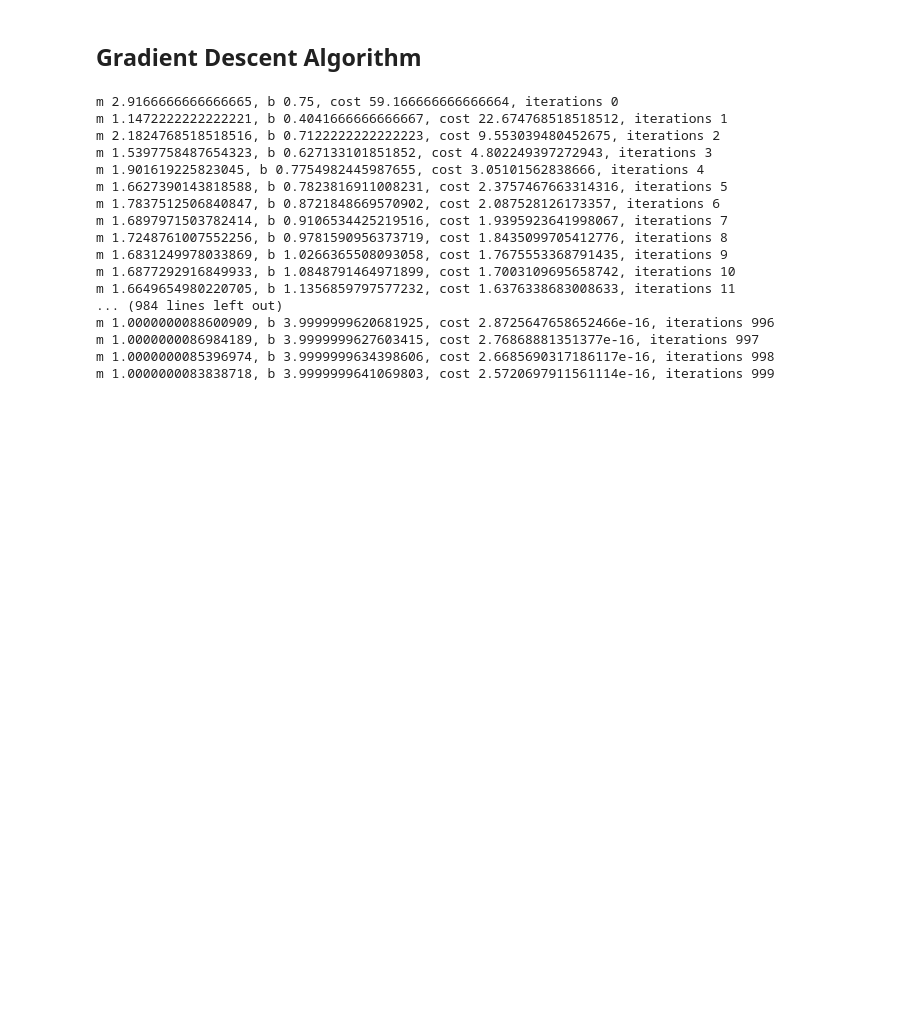
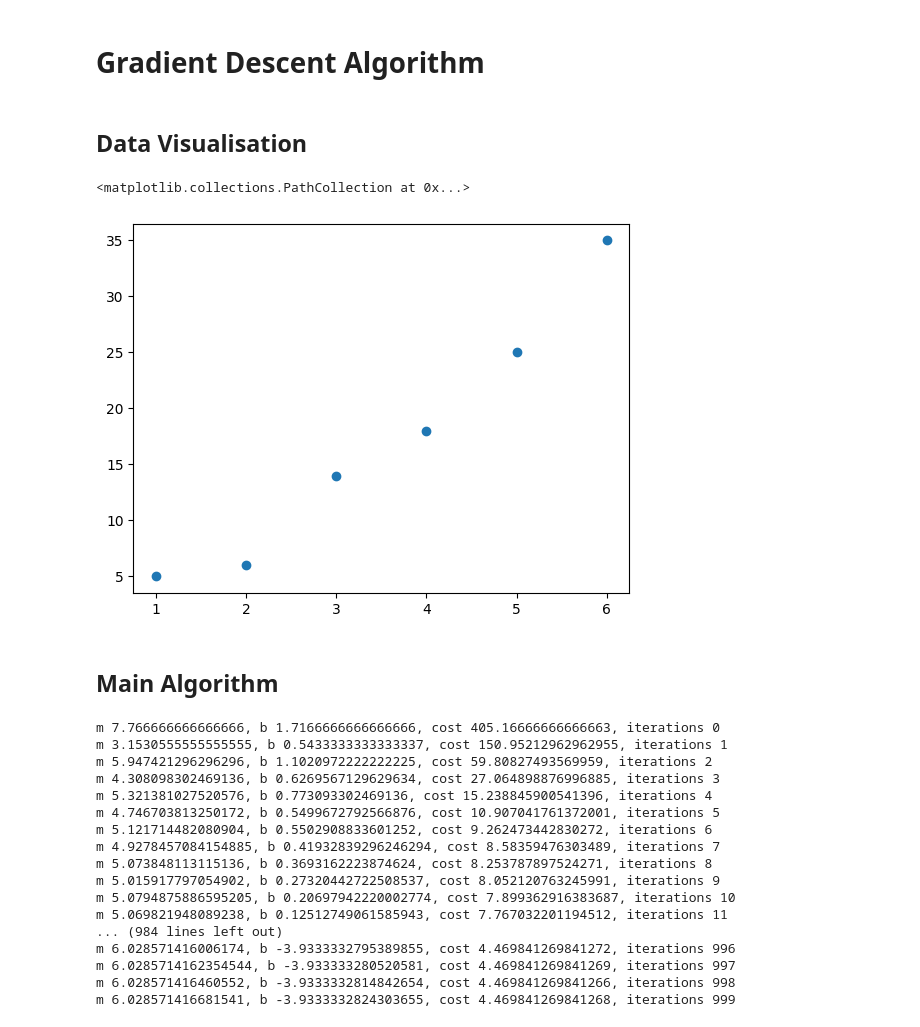
Before and after one commit to PrathamAgarwal52/Machine-Learning, a Jupyter notebook: Gradient Descent Algorithm/gradient_descent.ipynb, the cells around one changed output. Drawn from its saved outputs; the diff is of its cells as text; code cells hidden in the pictures; blank space fills up the shorter version.

Commit message:
gradient descent and linear regression completed

```diff
--- a/Gradient Descent Algorithm/gradient_descent.ipynb
+++ b/Gradient Descent Algorithm/gradient_descent.ipynb
@@ -1,4 +1,4 @@
 # %% [markdown]
-## Gradient Descent Algorithm
+# Gradient Descent Algorithm
 # %%
 import numpy as np
@@ -5,3 +6,14 @@ import numpy as np
+# %% [markdown]
+## Data Visualisation
+# %%
+x = np.array([1,2,3,4,5,6])
+y = np.array([5,6,14,18,25,35])
+plt.scatter(x,y)
+# %% [output]
+<matplotlib.collections.PathCollection at 0x...>
+[figure, added]
+# %% [markdown]
+## Main Algorithm
 # %%
 def gradient_descent(x,y):
     m_curr = b_curr = 0
@@ -10,33 +22,33 @@ def gradient_descent(x,y):
     learning_rate = 0.05
 
     for i in range (iterations):
-        y_predicted = m_curr * x + b_curr   # y = mx + b
-        cost = (1/n) * sum(val**2 for val in (y - y_predicted))
-        md = -(2/n)*sum(x*(y-y_predicted))
-        bd = -(2/n)*sum(y-y_predicted)
-
+        y_predicted = m_curr * x + b_curr                                                   # y = mx + b
+        cost = (1/n) * sum(val**2 for val in (y - y_predicted))                             # average mean square error
+        md = -(2/n)*sum(x*(y-y_predicted))                                                  # partial differenciation of avg mean square error w.r.t m
+        bd = -(2/n)*sum(y-y_predicted)                                                      # partial differenciation of avg mean square error w.r.t b
+        #updating m_curr and b_curr for each iterations...
         m_curr = m_curr - learning_rate * md
         b_curr = b_curr - learning_rate * bd
         print("m {}, b {}, cost {}, iterations {}".format(m_curr,b_curr,cost,i))
 
-x = np.array([1,2,3,4,5,6])
-y = np.array([5,6,7,8,9,10])
+
+
 gradient_descent(x,y)
 # %% [output]
-m 2.9166666666666665, b 0.75, cost 59.166666666666664, iterations 0
-m 1.1472222222222221, b 0.4041666666666667, cost 22.674768518518512, iterations 1
-m 2.1824768518518516, b 0.7122222222222223, cost 9.553039480452675, iterations 2
-m 1.5397758487654323, b 0.627133101851852, cost 4.802249397272943, iterations 3
-m 1.901619225823045, b 0.7754982445987655, cost 3.05101562838666, iterations 4
-m 1.6627390143818588, b 0.7823816911008231, cost 2.3757467663314316, iterations 5
-m 1.7837512506840847, b 0.8721848669570902, cost 2.087528126173357, iterations 6
-m 1.6897971503782414, b 0.9106534425219516, cost 1.9395923641998067, iterations 7
-m 1.7248761007552256, b 0.9781590956373719, cost 1.8435099705412776, iterations 8
-m 1.6831249978033869, b 1.0266365508093058, cost 1.7675553368791435, iterations 9
-m 1.6877292916849933, b 1.0848791464971899, cost 1.7003109695658742, iterations 10
-m 1.6649654980220705, b 1.1356859797577232, cost 1.6376338683008633, iterations 11
+m 7.766666666666666, b 1.7166666666666666, cost 405.16666666666663, iterations 0
+m 3.1530555555555555, b 0.5433333333333337, cost 150.95212962962955, iterations 1
+m 5.947421296296296, b 1.1020972222222225, cost 59.80827493569959, iterations 2
+m 4.308098302469136, b 0.6269567129629634, cost 27.064898876996885, iterations 3
+m 5.321381027520576, b 0.773093302469136, cost 15.238845900541396, iterations 4
+m 4.746703813250172, b 0.5499672792566876, cost 10.907041761372001, iterations 5
+m 5.121714482080904, b 0.5502908833601252, cost 9.262473442830272, iterations 6
+m 4.9278457084154885, b 0.41932839296246294, cost 8.58359476303489, iterations 7
+m 5.073848113115136, b 0.3693162223874624, cost 8.253787897524271, iterations 8
+m 5.015917797054902, b 0.27320442722508537, cost 8.052120763245991, iterations 9
+m 5.0794875886595205, b 0.20697942220002774, cost 7.899362916383687, iterations 10
+m 5.069821948089238, b 0.12512749061585943, cost 7.767032201194512, iterations 11
 ... (984 lines left out)
-m 1.0000000088600909, b 3.9999999620681925, cost 2.8725647658652466e-16, iterations 996
-m 1.0000000086984189, b 3.9999999627603415, cost 2.76868881351377e-16, iterations 997
-m 1.0000000085396974, b 3.9999999634398606, cost 2.6685690317186117e-16, iterations 998
-m 1.0000000083838718, b 3.9999999641069803, cost 2.5720697911561114e-16, iterations 999
+m 6.028571416006174, b -3.9333332795389855, cost 4.469841269841272, iterations 996
+m 6.0285714162354544, b -3.933333280520581, cost 4.469841269841269, iterations 997
+m 6.028571416460552, b -3.9333332814842654, cost 4.469841269841266, iterations 998
+m 6.028571416681541, b -3.9333332824303655, cost 4.469841269841268, iterations 999
```
Also changed, not shown: parts of 1 cell of this notebook, 2 other files.
